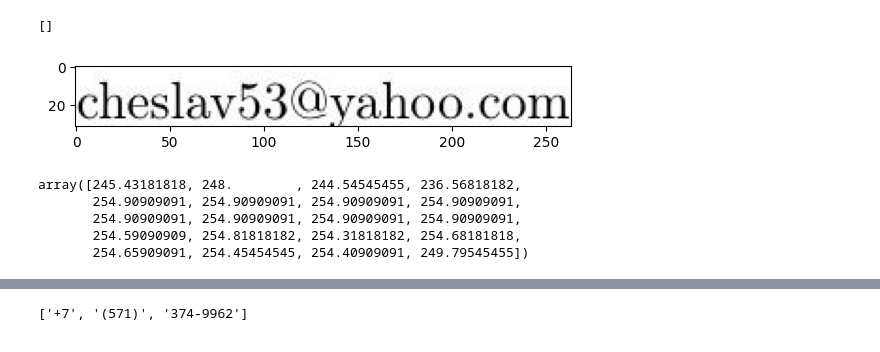
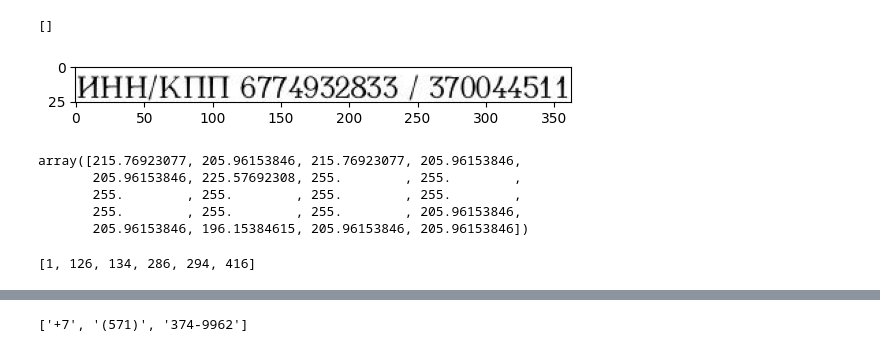
Before and after one commit to Letters-recognize-service/letters_dataset_generator, a Jupyter notebook: research/latex_gen.ipynb, the cells around one changed output, grey strips where cells are left out. Cells and saved outputs as stored; diff of their text form; code cells hidden in the pictures.

Commit message:
improved letters quality, organized notebooks

```diff
--- a/research/latex_gen.ipynb
+++ b/research/latex_gen.ipynb
@@ -720,7 +881,7 @@ def generate_jpg_and_layout(pdf_path, filename, ners_dict, out_dir='../latex_let
 
         rsrcmgr = PDFResourceManager()
         # device = PDFDevice(rsrcmgr)
-        laparams = LAParams(line_margin=0.3)
+        laparams = LAParams(line_margin=0.2)
         device = PDFPageAggregator(rsrcmgr, laparams=laparams)
         interpreter = PDFPageInterpreter(rsrcmgr, device)
 
@@ -782,7 +943,7 @@ def generate_jpg_and_layout(pdf_path, filename, ners_dict, out_dir='../latex_let
             image_array = np.array(firstpage_image)
             box = image_array[startY:endY, startX:endX,:]
 
-            word_borders = get_word_boxes(box, white_px_count=8)
+            word_borders = get_word_boxes(box, white_px_count=np.ceil(0.2*(endY-startY)))
             for ix, word in zip(range(0, len(word_borders)-1, 2), [word for word in re.split('\s+', text) if len(word) > 0]):
                 if word_borders[ix+1] - word_borders[ix] > 3:
                     boxes.append([[startX+word_borders[ix], startY],
@@ -839,6 +1000,19 @@ def generate_layout_shifts():
         center_align = r'\centering'
     shifts['center_align'] = center_align
 
+    shifts['is_executor_bottom'] = ''
+    is_executor_bottom = random() > 0.5
+    if is_executor_bottom:
+        shifts['is_executor_bottom'] = r'\vfill'
+
+    shifts['main_text_font'] = np.random.choice([10, 12, 14])
+    shifts['main_text_font_big'] = shifts['main_text_font'] + 2
+
+    shifts['header_font'] = np.random.choice([10, 12, 14])
+    shifts['header_font_big'] = shifts['header_font'] + 2
+
+    shifts['fontfamily'] = np.random.choice(['cmr', 'gentium', 'Tempora-TLF', 'LinuxLibertineT-TLF', 'antt'])
+
     return shifts
 # %% [markdown]
 # Insert data into template
@@ -847,18 +1021,19 @@ def generate_layout_shifts():
 # %%
 import copy
 dicts = []
-for i in tqdm(range(1000)):
-    logo, org_logo_name, org_info, mail_date_num, header, reference_text, main_text, creator_title, creator_name, signature, executor_block, ners_dict = new_generate_mail_data()
+for i in tqdm(range(3000)):
+    logo, org_logo_name, org_info, mail_date_num, header, reference_text, letter_heading, main_text, creator_title, creator_name, signature, executor_block, ners_dict = new_generate_mail_data()
     layout_shifts = generate_layout_shifts()
     dicts.append(copy.deepcopy(ners_dict))
     # build tex
     kwargs = {
             "logo": logo,
-            "org_logo_name": org_logo_name.replace('" ', '"\ ').replace('&', '\&'),
+            "org_logo_name": org_logo_name.replace('"', '"{}').replace('&', '\&'),
             "org_info": org_info,
             "mail_date_num": mail_date_num,
-            "header": header.replace('" ', '"\ ').replace('&', '\&'),
+            "header": header.replace('"', '"{}').replace('&', '\&'),
             "reference_text": reference_text,
+            "letter_heading": letter_heading,
             "main_text": main_text, # r' \par '.join(main_text).replace('" ', '"\ '),
             "creator_title": creator_title,
             "creator_name": creator_name,
@@ -867,8 +1042,16 @@ for i in tqdm(range(1000)):
             "logo_shift": layout_shifts['logo_shift'],
             "logo_shift_correction": layout_shifts['logo_shift_correction'],
             "body_indent": layout_shifts['body_indent'],
-            "center_align": layout_shifts['center_align']
+            "center_align": layout_shifts['center_align'],
+            "is_executor_bottom": layout_shifts['is_executor_bottom'],
+            "main_text_font": layout_shifts['main_text_font'],
+            "main_text_font_big": layout_shifts['main_text_font_big'],
+            "header_font": layout_shifts['header_font'],
+            "header_font_big": layout_shifts['header_font_big'],
+            "fontfamily": layout_shifts['fontfamily']
         }
+
+    content = np.random.choice([template1, template2])
 
     with open(f'../latex_letters/tex/{i}.tex', 'w', encoding='utf-8') as f:
         f.write(content % kwargs)
@@ -884,7 +1067,7 @@ for i in tqdm(range(1000)):
     # build jpg and layout
     generate_jpg_and_layout(f'../latex_letters/pdf/{i}.pdf', i, ners_dict)
 # %%
-for i in range(1000):
+for i in range(3000):
     with open(f'../latex_letters/json/{i}.json', 'r') as f:
         layout = json.load(f)
     if 'UNK' in layout['ner_tags']:
@@ -950,40 +1119,46 @@ layout['words'][110:]# elizar_1980@mail.ru
 # %% [output]
 []
 # %%
-img = cv2.imread(f'latex_letters/jpg/{n}.jpg')
-with open(f'latex_letters/box_tl/{n}.json', 'r') as f:
+img = cv2.imread(f'../latex_letters/jpg/{n}.jpg')
+with open(f'../latex_letters/box_tl/{n}.json', 'r') as f:
     layout = json.load(f)
 
 dpi = 200/72
 vertical_shift = 5
 page_height = int(841.89 * dpi)
 # (startX, startY), (endX, endY) = layout['boxes'][19]
 
 
-el_n = -1
+el_n = 6
 startX = layout[el_n]['startX']
 startY = layout[el_n]['startY']
 endX = layout[el_n]['endX']
 endY = layout[el_n]['endY']
 startY = page_height - int(startY * dpi) - vertical_shift
 endY = page_height - int(endY * dpi) - vertical_shift
 startX = int(startX * dpi)
 endX = int(endX * dpi)
 startY, endY = endY, startY
 endY += 4
 fragment = img[startY:endY, startX:endX]
 plt.imshow(fragment);
 # plt.bar(np.arange(fragment.shape[1]), (fragment / 255).sum(axis=(0, 2)) / 10)
 # %% [output]
-[figure, old version]
+[figure, new version]
-# %%
-fragment.mean(axis=(0,2))[35:55]
-# %% [output]
-array([245.43181818, 248.        , 244.54545455, 236.56818182,
-       254.90909091, 254.90909091, 254.90909091, 254.90909091,
-       254.90909091, 254.90909091, 254.90909091, 254.90909091,
-       254.59090909, 254.81818182, 254.31818182, 254.68181818,
-       254.65909091, 254.45454545, 254.40909091, 249.79545455])
+# %%
+frag_thresh = img_thresh = cv2.threshold(cv2.cvtColor(fragment[:,245:265,:], cv2.COLOR_BGR2GRAY), 180, 255, cv2.THRESH_BINARY)[1]
+frag_thresh.mean(axis=(0,))
+# plt.imshow(frag_thresh, cmap='gray')
+# %% [output]
+array([215.76923077, 205.96153846, 215.76923077, 205.96153846,
+       205.96153846, 225.57692308, 255.        , 255.        ,
+       255.        , 255.        , 255.        , 255.        ,
+       255.        , 255.        , 255.        , 205.96153846,
+       205.96153846, 196.15384615, 205.96153846, 205.96153846])
+# %%
+get_word_boxes(fragment, white_px_count=7)
+# %% [output]
+[1, 126, 134, 286, 294, 416]
 # %%
 layout
 # %% [output]
```
Also changed, not shown: parts of 16 cells of this notebook, 21 other files.
